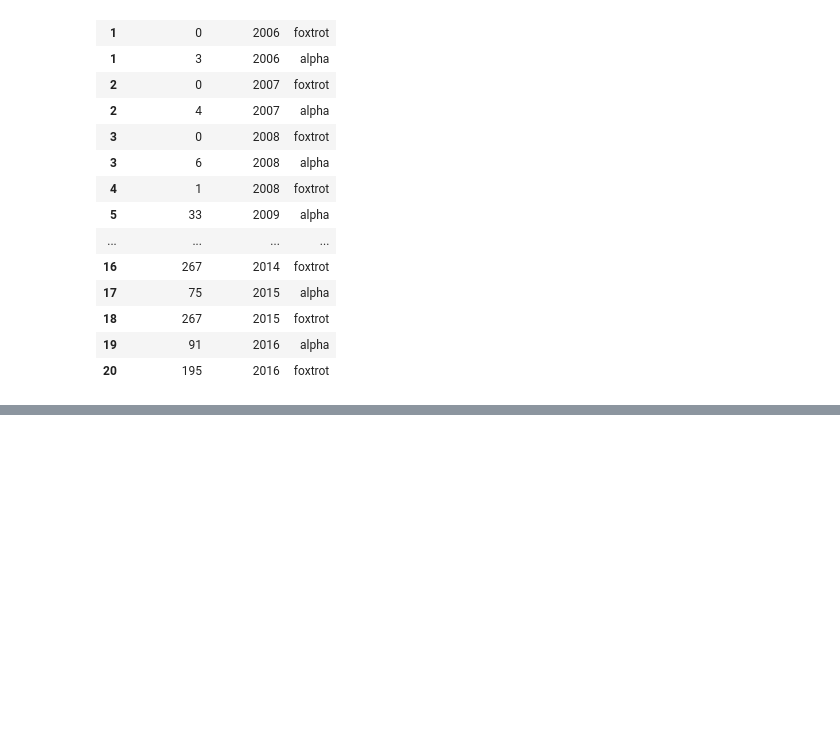
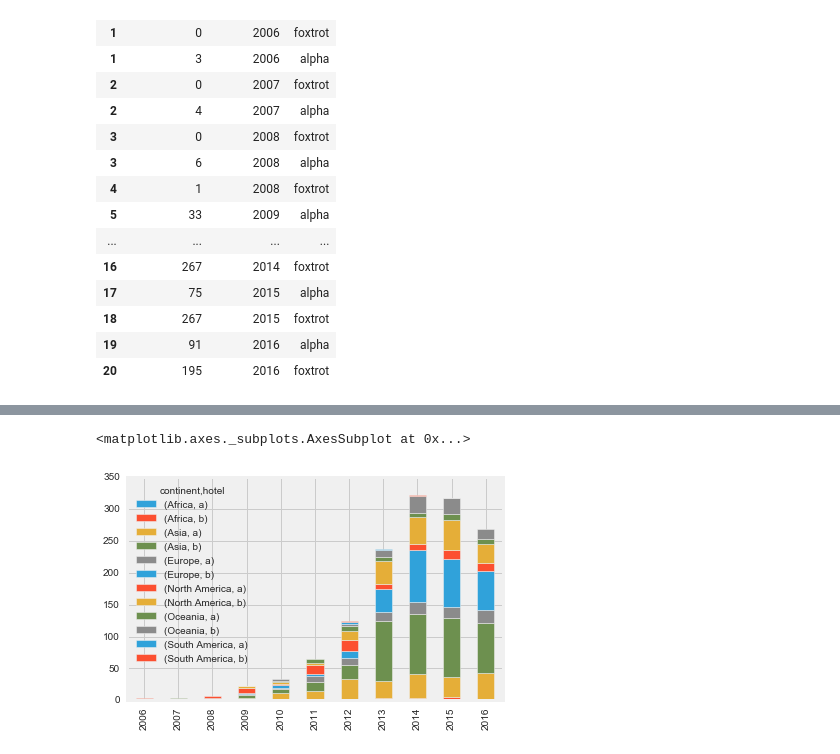
Before and after one commit to peidacai/Udacity, a Jupyter notebook: P6_Data_viz_w_d3js/final_project/Udacity P6 data manipulation.ipynb, the cells around one changed output, grey strips where cells are left out. Drawn from its saved outputs; the diff is of its cells as text; code cells hidden in the pictures; blank space fills up the shorter version.

```diff
--- a/P6_Data_viz_w_d3js/final_project/Udacity P6 data manipulation.ipynb
+++ b/P6_Data_viz_w_d3js/final_project/Udacity P6 data manipulation.ipynb
@@ -401,0 +469,2 @@ q
+# %%
+c = pd.read_csv('reviewer_country.csv')
@@ -401,0 +586,9 @@ q
+# %%
+pd.pivot_table(c, index = ['continent', 'hotel'],
+               values=['2006', '2007', '2008', '2009', '2010', '2011',
+                       '2012', '2013', '2014', '2015', '2016'],
+
+               aggfunc = 'sum').T.plot(kind = 'bar', stacked = 'True')
+# %% [output]
+<matplotlib.axes._subplots.AxesSubplot at 0x...>
+[figure, added]
```
Also changed, not shown: parts of 31 cells of this notebook, 9 other files.
